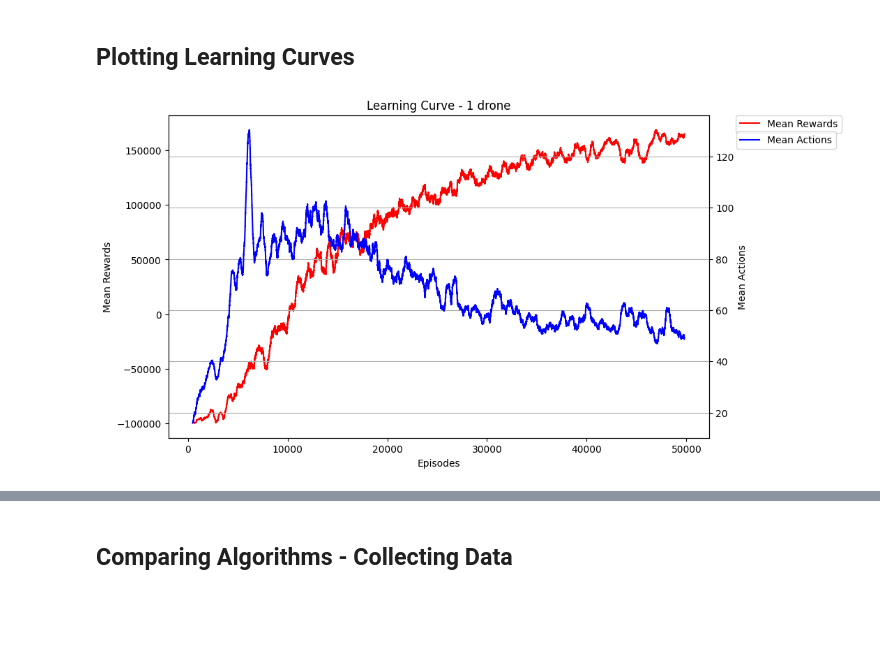
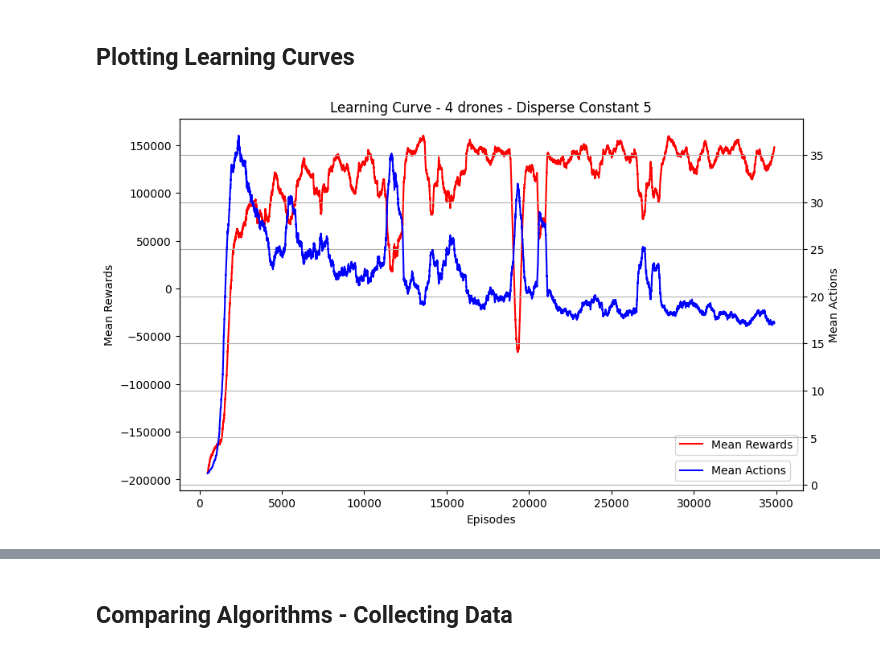
Before and after one commit to pfeinsper/drone-swarm-search-algorithms, a Jupyter notebook: performance_analysis.ipynb, the cells around one changed output, grey strips where cells are left out. Drawn from its saved outputs; the diff is of its cells as text; code cells hidden in the pictures; blank space fills up the shorter version.

```diff
--- a/performance_analysis.ipynb
+++ b/performance_analysis.ipynb
@@ -52,10 +55,10 @@ from algorithms.parallel_sweep import MultipleParallelSweep
 def load_data(config_number=0):
     config = get_config(config_number)
     statistics = pd.read_csv(
-        f"data/statistics_{config.grid_size}_{config.grid_size}_{config.n_drones}.csv"
+        f"data/statistics_{config.grid_size}_{config.n_drones}_{config.disperse_constant}_new.csv"
     )
     nn = torch.load(
-        f"data/nn_{config.grid_size}_{config.grid_size}_{config.n_drones}.pt"
+        f"data/nn_{config.grid_size}_{config.n_drones}_{config.disperse_constant}_new.pt"
     )
 
     return statistics, nn
@@ -63,10 +66,11 @@ def load_data(config_number=0):
 statistics_config_1, nn_config_1 = load_data(1)
 statistics_config_2, nn_config_2 = load_data(2)
 statistics_config_3, nn_config_3 = load_data(3)
+statistics_config_4, nn_config_4 = load_data(4)
 # %% [markdown]
 ## Plotting Learning Curves
 # %%
-def plot_learning_curve(statistics, num_drones):
+def plot_learning_curve(statistics, num_drones, dispersao):
     _, ax1 = plt.subplots(figsize=(10, 6))
     ax2 = ax1.twinx()
 
@@ -88,21 +92,21 @@ def plot_learning_curve(statistics, num_drones):
         statistics["episode"],
         statistics["actions"].rolling(500).mean(),
         "b-",
-        label="Mean Actions",
+        label="Mean Actions"
     )
     ax2.set_ylabel("Mean Actions")
 
     # Legend, title and labels
-    ax1.legend(loc="upper left", bbox_to_anchor=(1.05, 1), borderaxespad=0.0)
-    ax2.legend(loc="upper right", bbox_to_anchor=(1.235, 0.95), borderaxespad=0.0)
-    plt.title(f"Learning Curve - {num_drones} drone")
+    ax1.legend(loc="lower right", bbox_to_anchor=(1, 0.08))
+    ax2.legend(loc="lower right", bbox_to_anchor=(0.989, 0.01))
+    plt.title(f"Learning Curve - {num_drones} drones - Disperse Constant {dispersao}")
     ax1.set_xlabel("Episodes")
     plt.grid()
     plt.show()
-# %%
-plot_learning_curve(statistics_config_1, 1)
-# %% [output]
-[figure, removed]
+# %%
+plot_learning_curve(statistics_config_4, 4, 5)
+# %% [output]
+[figure, added]
 # %%
 plot_learning_curve(statistics_config_2, 2)
 # %% [output]
```
Also changed, not shown: parts of 8 cells of this notebook, 6 other files.
